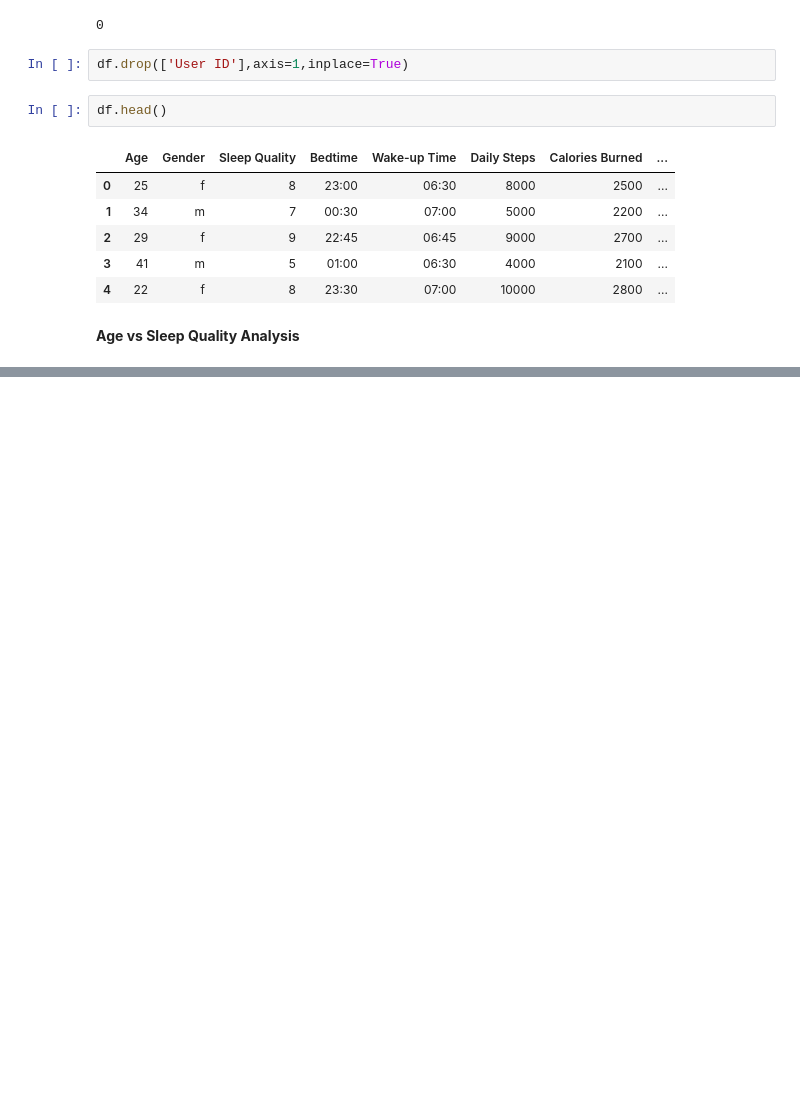
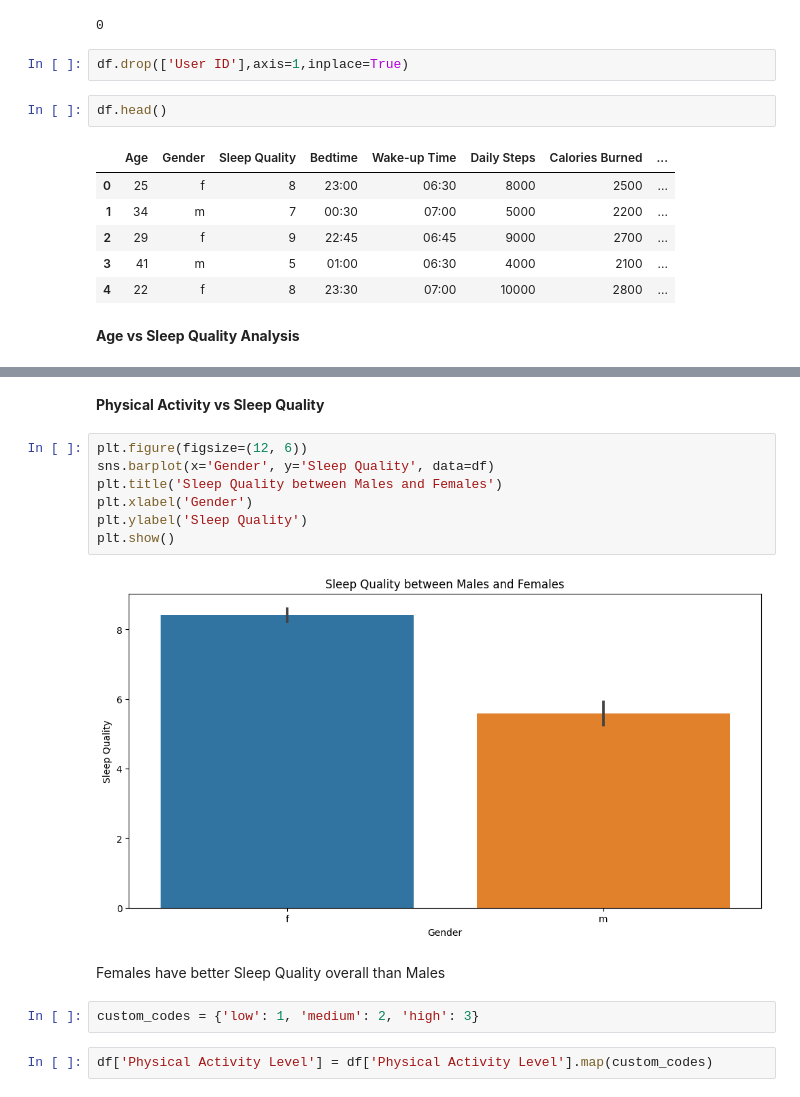
Before and after one commit to Nseconds/Sleep-Data-analysis, a Jupyter notebook: sleep-data-analysis.ipynb, the cells around one changed output, grey strips where cells are left out. Saved outputs shown, nothing was run; the diff lists cells and outputs as text; blank space fills up the shorter version.

```diff
--- a/sleep-data-analysis.ipynb
+++ b/sleep-data-analysis.ipynb
@@ -356,0 +152,17 @@ plt.show()
+# %% [markdown]
+**Physical Activity vs Sleep Quality**
+# %%
+plt.figure(figsize=(12, 6))
+sns.barplot(x='Gender', y='Sleep Quality', data=df)
+plt.title('Sleep Quality between Males and Females')
+plt.xlabel('Gender')
+plt.ylabel('Sleep Quality')
+plt.show()
+# %% [output]
+[figure, added]
+# %% [markdown]
+Females have better Sleep Quality overall than Males
+# %%
+custom_codes = {'low': 1, 'medium': 2, 'high': 3}
+# %%
+df['Physical Activity Level'] = df['Physical Activity Level'].map(custom_codes)
```
Also changed, not shown: parts of 96 cells of this notebook.
